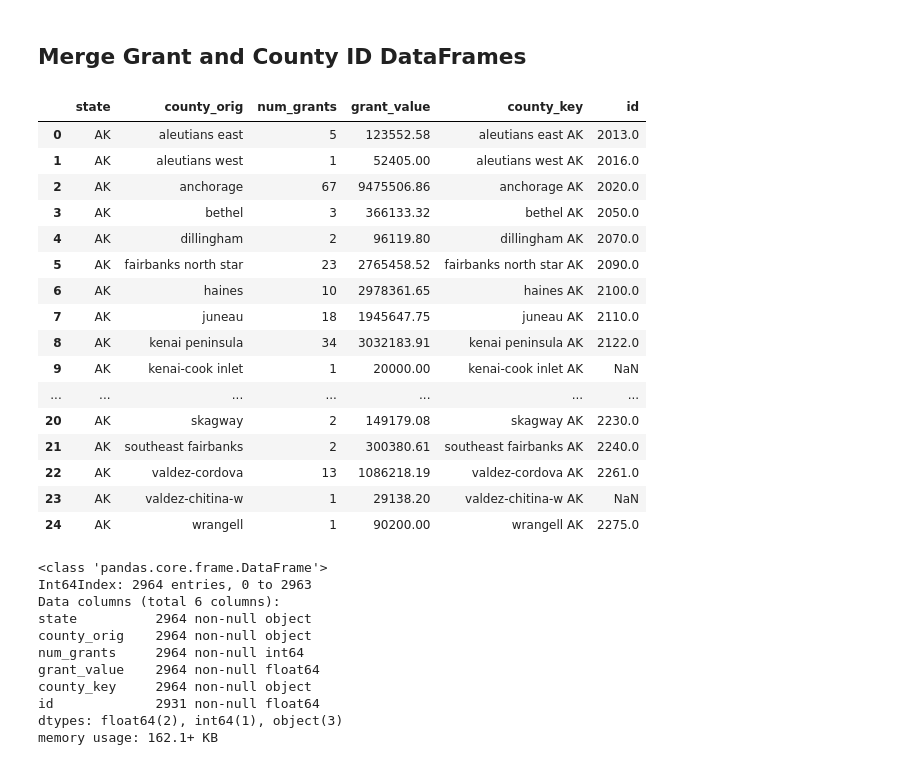
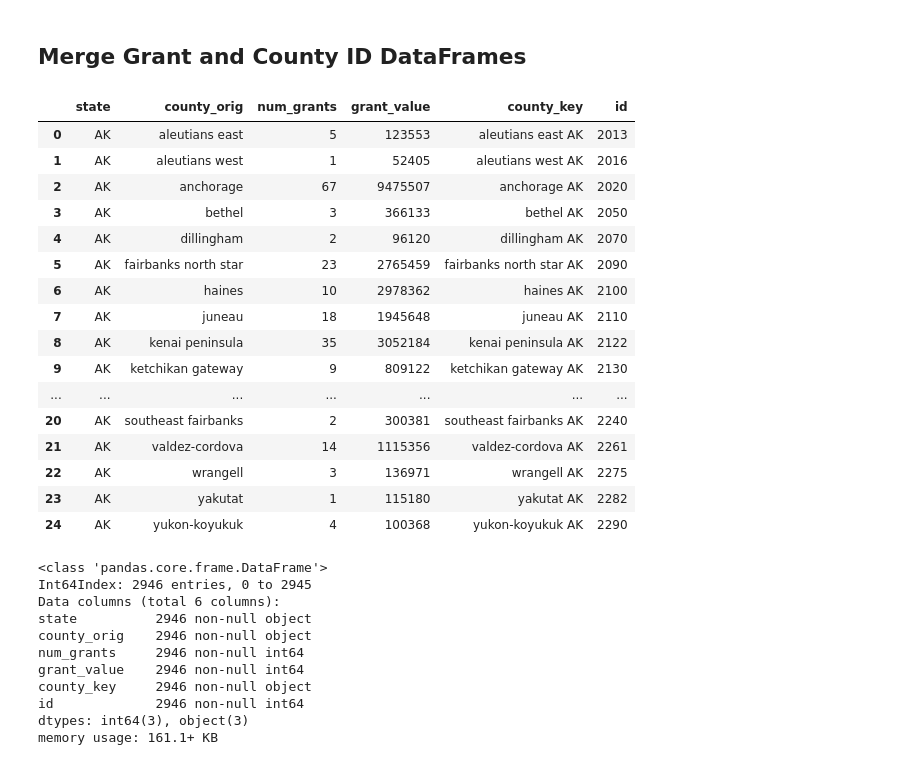
Before and after one commit to HKuz/DSforC, a Jupyter notebook: LWCF/LWCF_Grant_Value_by_County_Rollup.ipynb, the cells around one changed output. Drawn from its saved outputs; the diff is of its cells as text; code cells hidden in the pictures.

Commit message:
feat: finish grant rollup and export data for map

```diff
--- a/LWCF/LWCF_Grant_Value_by_County_Rollup.ipynb
+++ b/LWCF/LWCF_Grant_Value_by_County_Rollup.ipynb
@@ -65,7 +70,3 @@ all_states['County'] = all_states['County'].map(lambda s: s.lower())
-# %%
-# Fix pre-group structural issues (different spellings)
-all_states['County'] = all_states['County'].map(lambda s: s.replace('saint', 'st.'))
-all_states['County'] = all_states['County'].map(lambda s: s.replace('(city)', 'city'))
 # %% [markdown]
 ## Group County Data
 # %%
@@ -78,6 +79,9 @@ all_counties = all_counties.reset_index()
 # Re-name columns
 all_counties.columns = ['state', 'county_orig', 'num_grants', 'grant_value']
 
+# Round grant_value column to whole dollars, convert type to int
+all_counties['grant_value'] = all_counties['grant_value'].map(lambda n: int(round(n)))
+
 all_counties.head()
 # %% [output]
 |  | state | county_orig | num_grants | grant_value |
@@ -102,8 +106,3 @@ all_counties[all_counties['state'] == 'RI']
-# %%
-# Fix one-off structural differences between county columns and id data
-
-# AK
-all_counties['county_orig'].replace('skagway hoonah angoon', 'skagway', inplace=True)
 # %%
 all_counties['county_orig'].count()
 # %% [output]
@@ -191,37 +190,37 @@ county_ids.head()
 # %%
 all_data = pd.merge(all_counties, county_ids, how='left', on='county_key')
 
-all_data.head(25)
+all_data[all_data['state'] == 'AK']
 # %% [output]
 |  | state | county_orig | num_grants | grant_value | county_key | id |
-| 0 | AK | aleutians east | 5 | 123552.58 | aleutians east AK | 2013.0 |
-| 1 | AK | aleutians west | 1 | 52405.00 | aleutians west AK | 2016.0 |
-| 2 | AK | anchorage | 67 | 9475506.86 | anchorage AK | 2020.0 |
-| 3 | AK | bethel | 3 | 366133.32 | bethel AK | 2050.0 |
-| 4 | AK | dillingham | 2 | 96119.80 | dillingham AK | 2070.0 |
-| 5 | AK | fairbanks north star | 23 | 2765458.52 | fairbanks north star AK | 2090.0 |
-| 6 | AK | haines | 10 | 2978361.65 | haines AK | 2100.0 |
-| 7 | AK | juneau | 18 | 1945647.75 | juneau AK | 2110.0 |
-| 8 | AK | kenai peninsula | 34 | 3032183.91 | kenai peninsula AK | 2122.0 |
-| 9 | AK | kenai-cook inlet | 1 | 20000.00 | kenai-cook inlet AK | NaN |
+| 0 | AK | aleutians east | 5 | 123553 | aleutians east AK | 2013 |
+| 1 | AK | aleutians west | 1 | 52405 | aleutians west AK | 2016 |
+| 2 | AK | anchorage | 67 | 9475507 | anchorage AK | 2020 |
+| 3 | AK | bethel | 3 | 366133 | bethel AK | 2050 |
+| 4 | AK | dillingham | 2 | 96120 | dillingham AK | 2070 |
+| 5 | AK | fairbanks north star | 23 | 2765459 | fairbanks north star AK | 2090 |
+| 6 | AK | haines | 10 | 2978362 | haines AK | 2100 |
+| 7 | AK | juneau | 18 | 1945648 | juneau AK | 2110 |
+| 8 | AK | kenai peninsula | 35 | 3052184 | kenai peninsula AK | 2122 |
+| 9 | AK | ketchikan gateway | 9 | 809122 | ketchikan gateway AK | 2130 |
 | ... | ... | ... | ... | ... | ... | ... |
-| 20 | AK | skagway | 2 | 149179.08 | skagway AK | 2230.0 |
-| 21 | AK | southeast fairbanks | 2 | 300380.61 | southeast fairbanks AK | 2240.0 |
-| 22 | AK | valdez-cordova | 13 | 1086218.19 | valdez-cordova AK | 2261.0 |
-| 23 | AK | valdez-chitina-w | 1 | 29138.20 | valdez-chitina-w AK | NaN |
-| 24 | AK | wrangell | 1 | 90200.00 | wrangell AK | 2275.0 |
+| 20 | AK | southeast fairbanks | 2 | 300381 | southeast fairbanks AK | 2240 |
+| 21 | AK | valdez-cordova | 14 | 1115356 | valdez-cordova AK | 2261 |
+| 22 | AK | wrangell | 3 | 136971 | wrangell AK | 2275 |
+| 23 | AK | yakutat | 1 | 115180 | yakutat AK | 2282 |
+| 24 | AK | yukon-koyukuk | 4 | 100368 | yukon-koyukuk AK | 2290 |
 # %%
 # Check for null values in id column
 all_data.info()
 # %% [output]
 <class 'pandas.core.frame.DataFrame'>
-Int64Index: 2964 entries, 0 to 2963
+Int64Index: 2946 entries, 0 to 2945
 Data columns (total 6 columns):
-state          2964 non-null object
-county_orig    2964 non-null object
-num_grants     2964 non-null int64
-grant_value    2964 non-null float64
-county_key     2964 non-null object
-id             2931 non-null float64
-dtypes: float64(2), int64(1), object(3)
-memory usage: 162.1+ KB
+state          2946 non-null object
+county_orig    2946 non-null object
+num_grants     2946 non-null int64
+grant_value    2946 non-null int64
+county_key     2946 non-null object
+id             2946 non-null int64
+dtypes: int64(3), object(3)
+memory usage: 161.1+ KB
```
Also changed, not shown: parts of 10 cells of this notebook, 2 other files.
